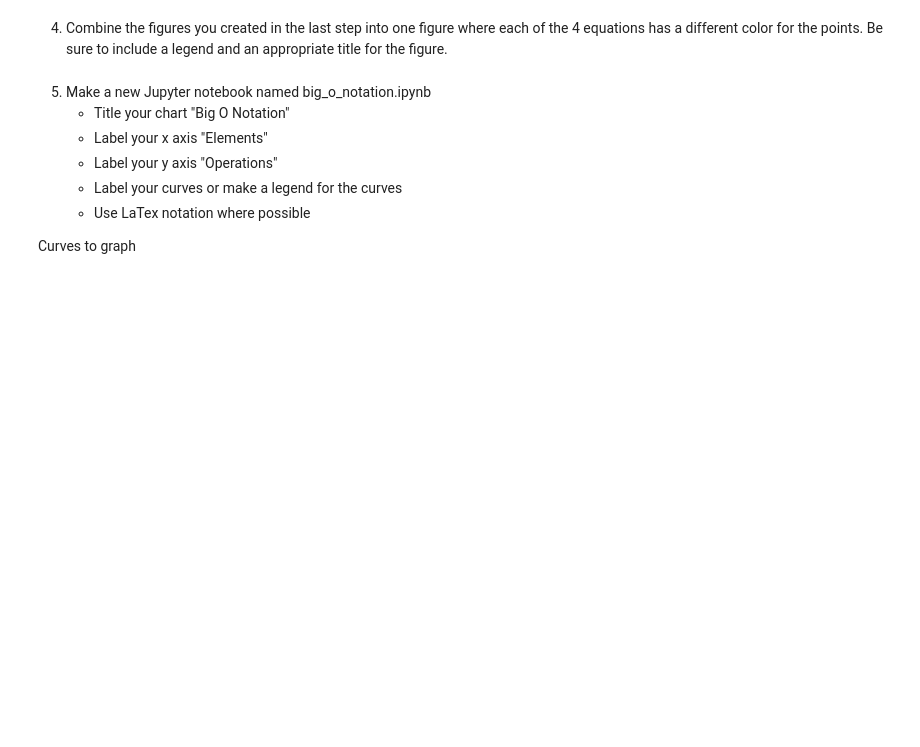
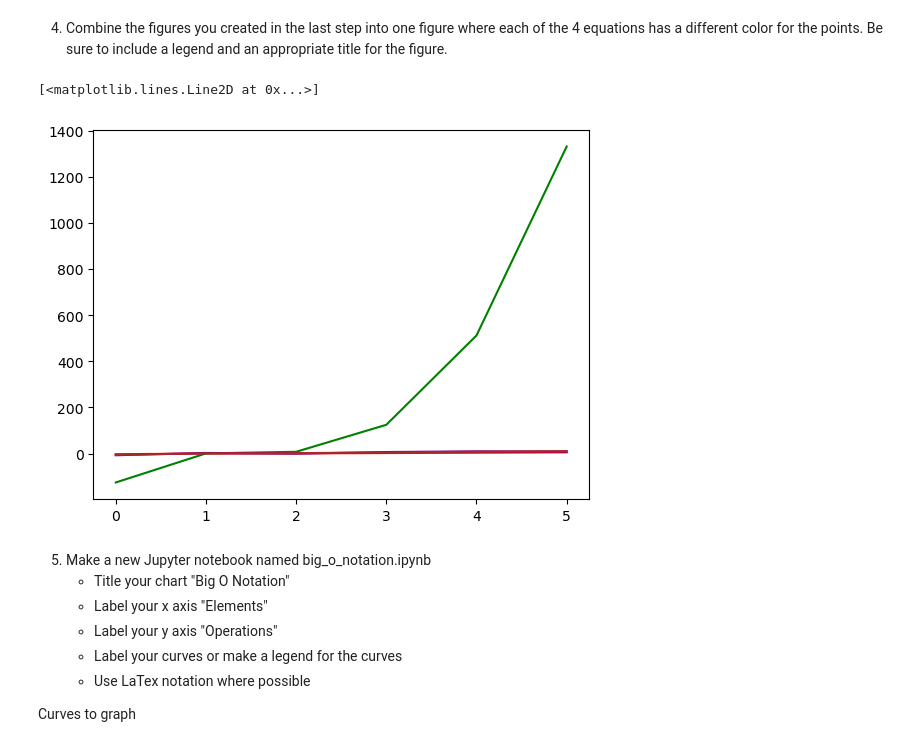
Before and after one commit to stephen-c-perry/numpy-pandas-visualization-exercises, a Jupyter notebook: matplotlib_exercises.ipynb, the cells around one changed output. Drawn from its saved outputs; the diff is of its cells as text; code cells hidden in the pictures; blank space fills up the shorter version.

```diff
--- a/matplotlib_exercises.ipynb
+++ b/matplotlib_exercises.ipynb
@@ -85,6 +105,32 @@ plt.subplot()
 # %% [markdown]
 4. Combine the figures you created in the last step into one figure where each of the 4 equations has a different color for
     the points. Be sure to include a legend and an appropriate title for the figure.
+# %%
+
+a = [-5,1, 2, 5, 8,11]
+b = [n ** 1/2 for n in a]
+plt.plot(b, c='red')
+
+
+
+c = [-5,1, 2, 5, 8,11]
+d = [n ** 3 for n in c]
+plt.plot(d, c='green')
+
+
+
+e = [-5,1, 2, 5, 8,11]
+f = [2^n for n in e]
+plt.plot(f, c='purple')
+
+
+
+g = [-5,1, 2, 5, 8,11]
+h = [1 / (n + 1) for n in x]
+plt.plot(g, c='brown')
+# %% [output]
+[<matplotlib.lines.Line2D at 0x...>]
+[figure, added]
 # %% [markdown]
 5. Make a new Jupyter notebook named big_o_notation.ipynb
     - Title your chart "Big O Notation"
```
Also changed, not shown: parts of 2 cells of this notebook.
